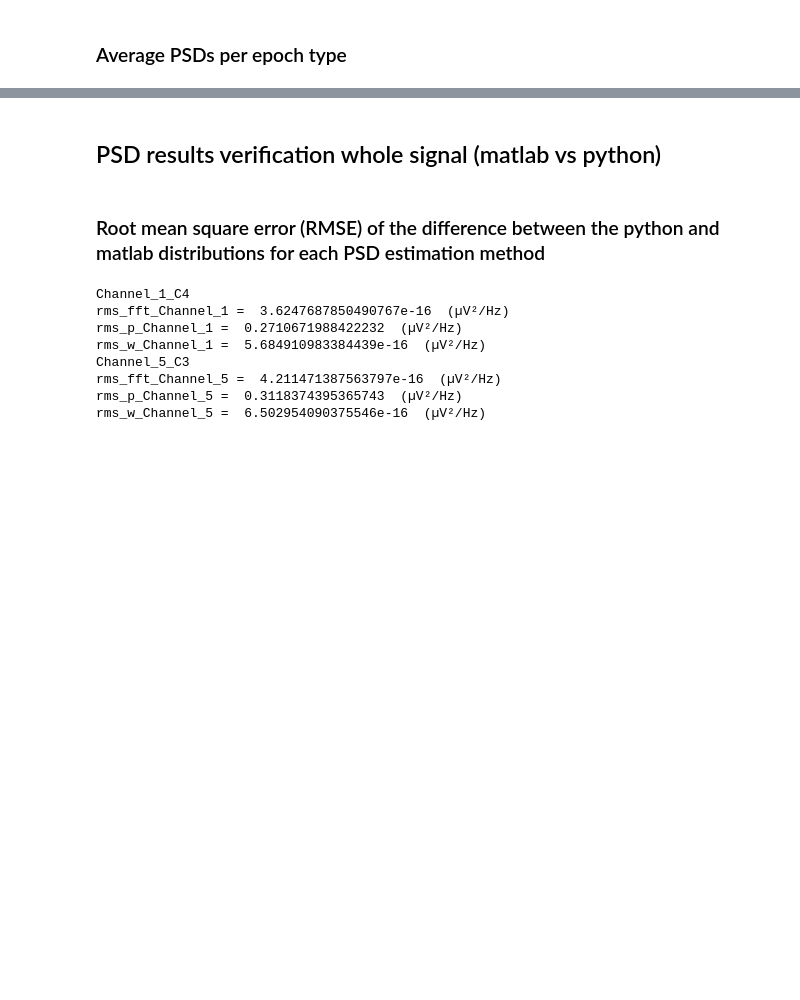
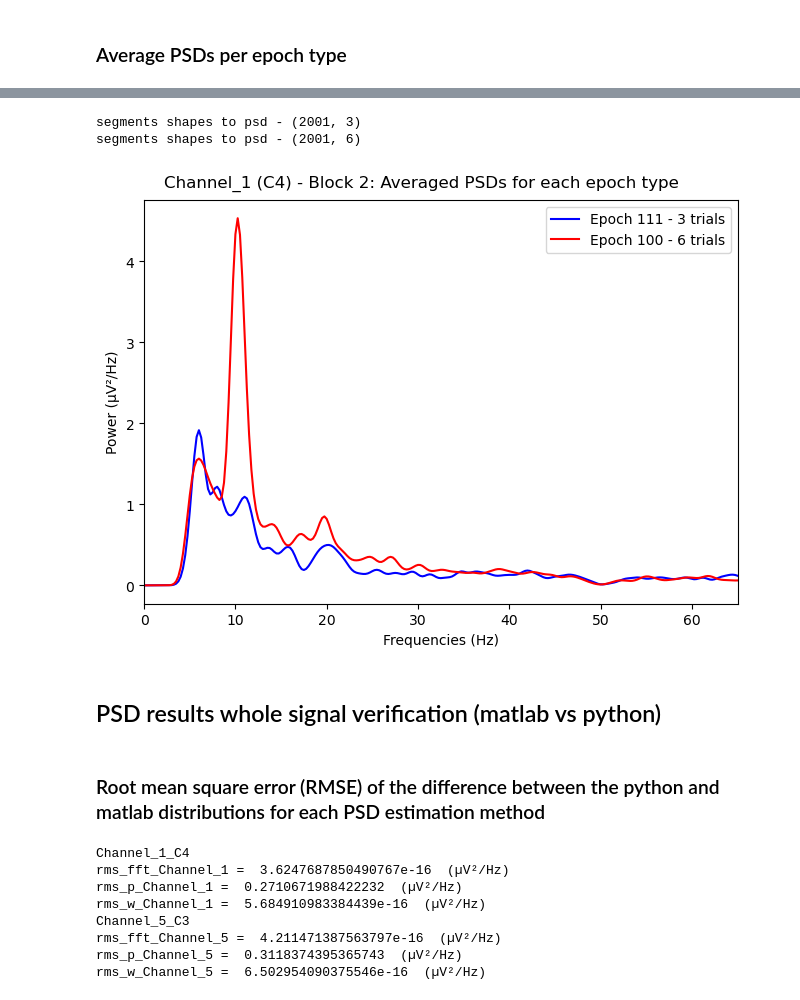
Before and after one commit to iwissemben/Stage_Signal_Physio, a Jupyter notebook: SRC/comparisons_Rearm.ipynb, the cells around one changed output, grey strips where cells are left out. Cells and saved outputs as stored; diff of their text form; code cells hidden in the pictures; blank space fills up the shorter version.

```diff
--- a/SRC/comparisons_Rearm.ipynb
+++ b/SRC/comparisons_Rearm.ipynb
@@ -330,5 +328,41 @@ MARKERS LEN: 12
+# %%
+trial_range_111=slice(0,3) #select bloc 1's trials
+trial_range_100=slice(0,6) #select bloc 1's trials
+
+#Select epochs
+c4_111_trials=electrode_i_epoched_signal["label_111"]["signal_segments"][:,trial_range_111] #Only 3 trials compose the 1st block (left arm sollicitation) that interest us for electrode C4 (right hemisphere)
+c4_100_trials=electrode_i_epoched_signal["label_100"]["signal_segments"][:,trial_range_100] #all 6 trials as the rest periods are the same
+
+#compute PSD average of selected epochs
+N=c4_111_trials.shape[0] #both epoch type(111,100) signals have the same duration/length
+c4_frequencies111,c4_mean_pxx111=compute_averaged_psds_over_trials(c4_111_trials,sample_rate=Srate,nfft=N)
+c4_frequencies100,c4_mean_pxx100=compute_averaged_psds_over_trials(c4_100_trials,sample_rate=Srate,nfft=N)
+# %% [output]
+segments shapes to psd - (2001, 3)
+segments shapes to psd - (2001, 6)
+# %%
+number_trials_111=c4_111_trials.shape[-1] #number of columns
+number_trials_100=c4_100_trials.shape[-1]
+#Plot results
+plt.figure(layout="constrained")
+plt.suptitle(f"{channel_name} ({channels_dict[channel_name]}) - Block 2: Averaged PSDs for each epoch type")
+plt.plot(c4_frequencies111, c4_mean_pxx111, label=f'Epoch 111 - {number_trials_111} trials', color='blue')
+
+# Plot the second set of data on the same figure
+plt.plot(c4_frequencies100, c4_mean_pxx100, label=f'Epoch 100 - {number_trials_100} trials', color='red')
+plt.xlim(0,65)
+
+# Add legend and labels
+plt.legend()
+plt.xlabel('Frequencies (Hz)')
+plt.ylabel('Power (µV²/Hz)')
+
+# Show the plot
+plt.show()
+# %% [output]
+[figure, added]
 # %% [markdown]
-## PSD results verification whole signal (matlab vs python)
+## PSD results whole signal verification  (matlab vs python)
 # %% [markdown]
 ### Root mean square error (RMSE) of the difference between the python and matlab distributions for each PSD estimation method
 # %%
```
Also changed, not shown: parts of 26 cells of this notebook, 1 other file.
